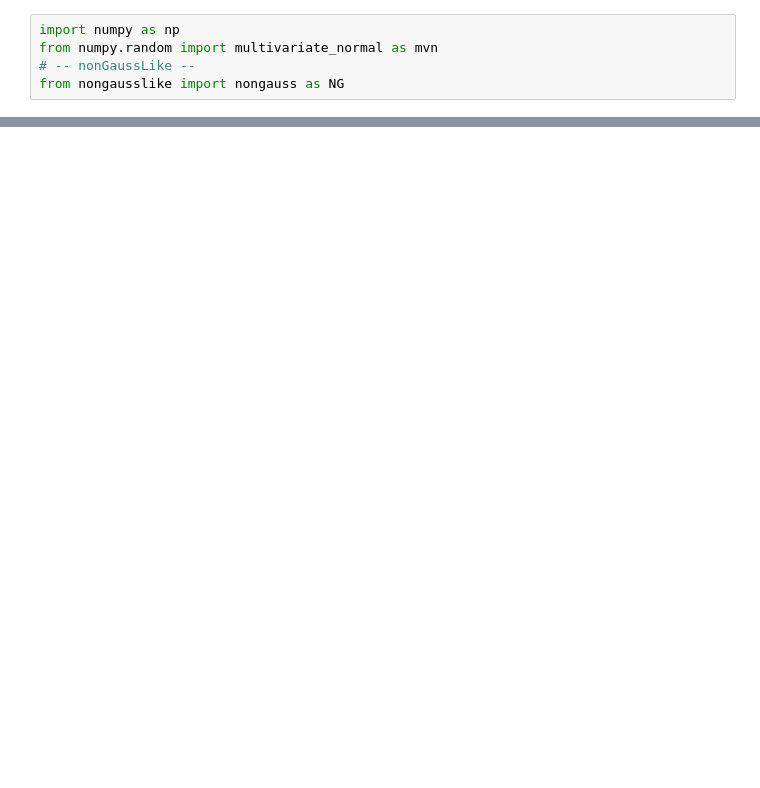
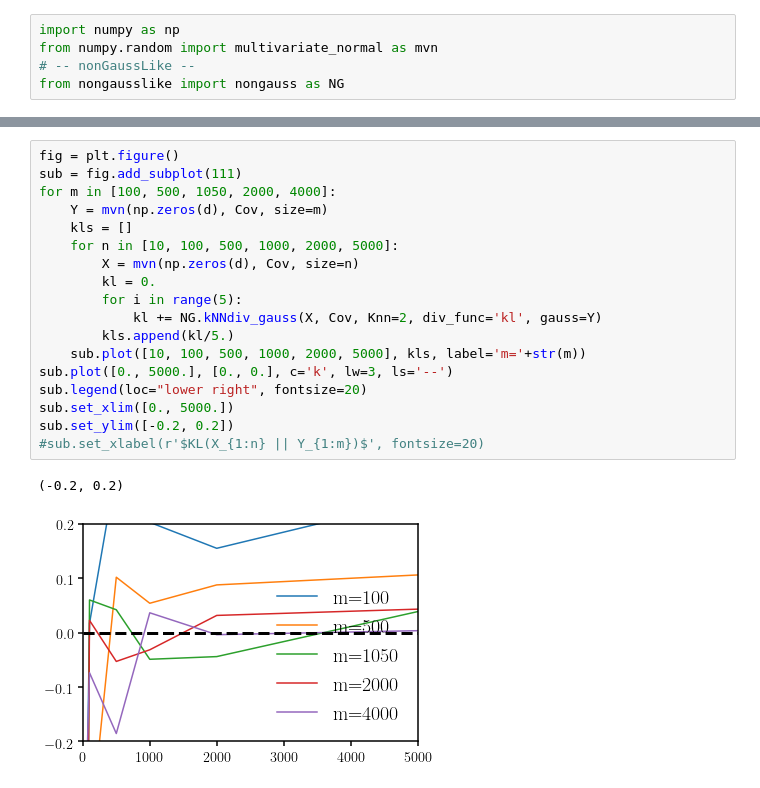
Before and after one commit to changhoonhahn/nonGaussLike, a Jupyter notebook: notebook/local_KL_negative.ipynb, the cells around one changed output, grey strips where cells are left out. Saved outputs shown, nothing was run; the diff lists cells and outputs as text; blank space fills up the shorter version.

```diff
--- a/notebook/local_KL_negative.ipynb
+++ b/notebook/local_KL_negative.ipynb
@@ -32,0 +64,21 @@ print np.log(float(m)/float(n-1))
+# %%
+fig = plt.figure()
+sub = fig.add_subplot(111)
+for m in [100, 500, 1050, 2000, 4000]:
+    Y = mvn(np.zeros(d), Cov, size=m)
+    kls = []
+    for n in [10, 100, 500, 1000, 2000, 5000]:
+        X = mvn(np.zeros(d), Cov, size=n)
+        kl = 0.
+        for i in range(5):
+            kl += NG.kNNdiv_gauss(X, Cov, Knn=2, div_func='kl', gauss=Y)
+        kls.append(kl/5.)
+    sub.plot([10, 100, 500, 1000, 2000, 5000], kls, label='m='+str(m))
+sub.plot([0., 5000.], [0., 0.], c='k', lw=3, ls='--')
+sub.legend(loc="lower right", fontsize=20)
+sub.set_xlim([0., 5000.])
+sub.set_ylim([-0.2, 0.2])
+#sub.set_xlabel(r'$KL(X_{1:n} || Y_{1:m})$', fontsize=20)
+# %% [output]
+(-0.2, 0.2)
+[figure, added]
```
Also changed, not shown: parts of 23 cells of this notebook, 5 other files.
